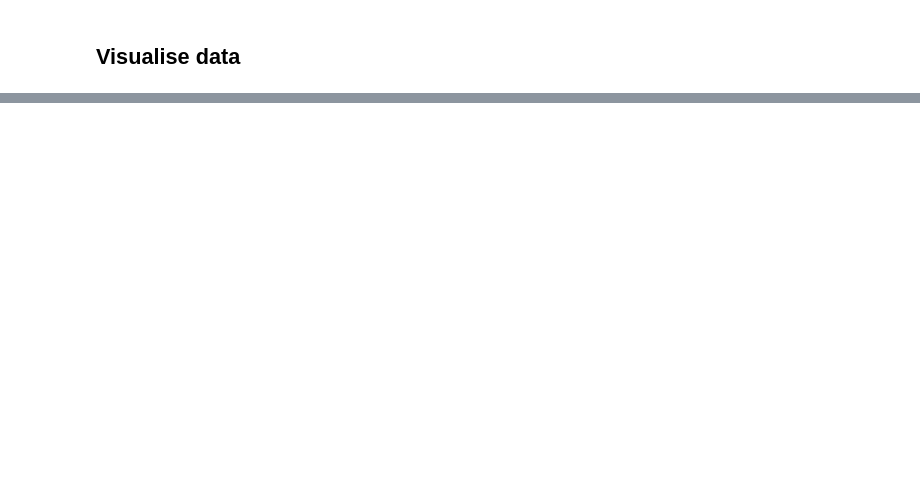
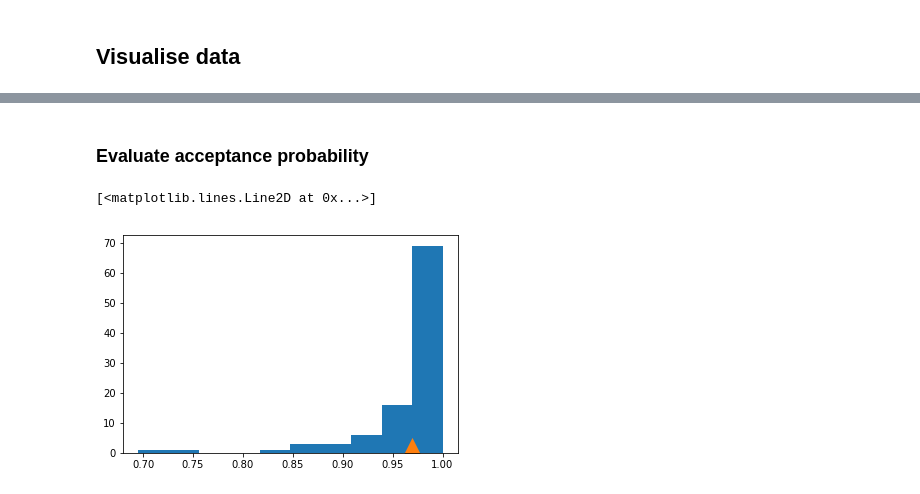
Before and after one commit to kevin-w-li/deep-kexpfam, a Jupyter notebook: load_model.ipynb, the cells around one changed output, grey strips where cells are left out. Saved outputs shown, nothing was run; the diff lists cells and outputs as text; code cells hidden in the pictures; blank space fills up the shorter version.

```diff
--- a/load_model.ipynb
+++ b/load_model.ipynb
@@ -109,0 +114,29 @@ INFO:tensorflow:Restoring parameters from ckpts/f_D02_l2_nd10_np150_nv150_tp2_ss
+# %% [markdown]
+### Evaluate acceptance probability
+# %%
+sigma_p=1 # momentum std deviation
+step_size=0.05
+num_steps=20
+nchain = 100
+
+logq = lambda x: p.logpdf(x)
+dlogq = lambda x : kn_model.grad(x)
+#dlogq = lambda x : p.grad_multiple(x[None,:])[0]
+
+acc_means = np.zeros(nchain)
+
+q0 = p.sample(nchain)
+
+for i in range(nchain):
+
+    am  = compute_avg_acceptance(q0[i], logq, dlogq, sigma_p, num_steps, step_size,plot=False)
+    if am == np.inf:
+        am = 0
+    acc_means[i] = am
+
+
+plt.hist(acc_means)
+plt.plot(acc_means.mean(), 0, "^", ms=20, mew=5)
+# %% [output]
+[<matplotlib.lines.Line2D at 0x...>]
+[figure, added]
```
Also changed, not shown: parts of 13 cells of this notebook, 36 other files.
